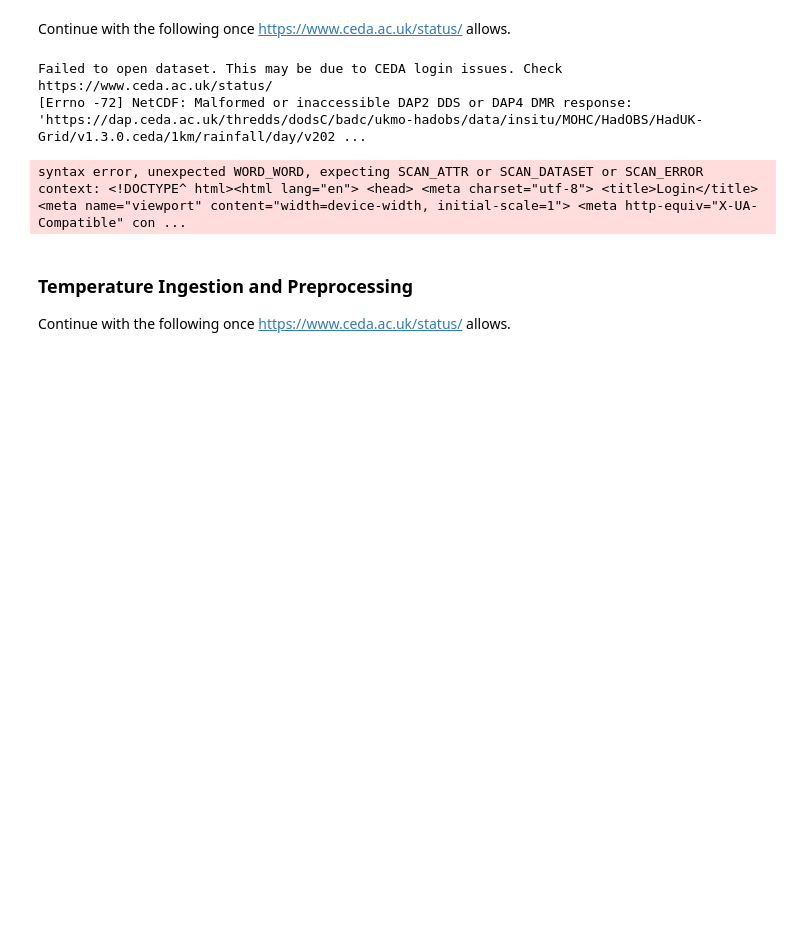
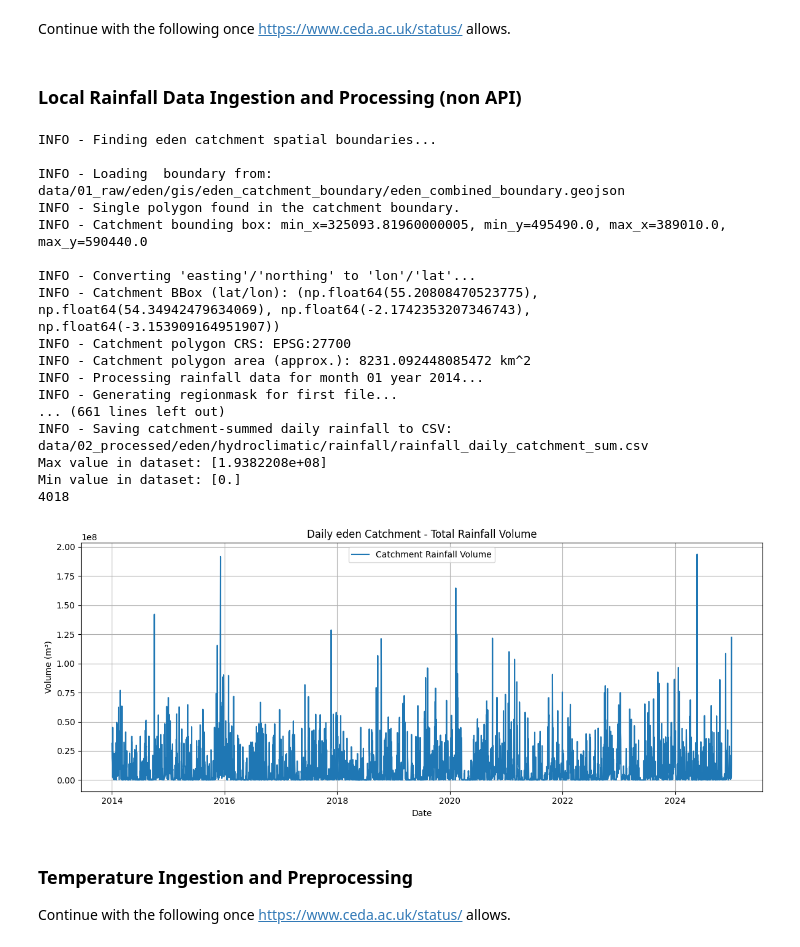
Before and after one commit to CharlotteGithub-prog/GAT-LSTM_groundwater_modelling, a Jupyter notebook: notebooks/01_eda_and_preprocessing/02_eda_preprocessing_hydroclimatic_data.ipynb, the cells around one changed output. Cells and saved outputs as stored; diff of their text form; code cells hidden in the pictures; blank space fills up the shorter version.

Commit message:
feat: setup HAD-UK local raw data ingestion and processing

```diff
--- a/notebooks/01_eda_and_preprocessing/02_eda_preprocessing_hydroclimatic_data.ipynb
+++ b/notebooks/01_eda_and_preprocessing/02_eda_preprocessing_hydroclimatic_data.ipynb
@@ -110,17 +106,2 @@ haduk_urls = find_haduk_file_names(
 # %% [markdown]
 Continue with the following once https://www.ceda.ac.uk/status/ allows.
-# %%
-os.environ["NETRC"] = os.path.abspath("ceda_credentials.netrc")
-url = haduk_urls[0]
-
-try:
-    ds = xr.open_dataset(url, engine="netcdf4")
-    print(ds)
-except OSError as e:
-    print("Failed to open dataset. This may be due to CEDA login issues. Check https://www.ceda.ac.uk/status/")
-    print(e)
-# %% [output]
-Failed to open dataset. This may be due to CEDA login issues. Check https://www.ceda.ac.uk/status/
-[Errno -72] NetCDF: Malformed or inaccessible DAP2 DDS or DAP4 DMR response: 'https://dap.ceda.ac.uk/thredds/dodsC/badc/ukmo-hadobs/data/insitu/MOHC/HadOBS/HadUK-Grid/v1.3.0.ceda/1km/rainfall/day/v202 ...
-syntax error, unexpected WORD_WORD, expecting SCAN_ATTR or SCAN_DATASET or SCAN_ERROR
-context: <!DOCTYPE^ html><html lang="en"> <head> <meta charset="utf-8"> <title>Login</title> <meta name="viewport" content="width=device-width, initial-scale=1"> <meta http-equiv="X-UA-Compatible" con ...
@@ -126,0 +124,31 @@ context: <!DOCTYPE^ html><html lang="en"> <head> <meta charset="utf-8"> <title>L
+# %% [markdown]
+### Local Rainfall Data Ingestion and Processing (non API) ###
+# %%
+# No explicit return, csv saved to csv_path for future access
+load_rainfall_data(
+    rainfall_dir=config[catchment]["paths"]["rainfall_filename_dir"],
+    shape_filepath=config[catchment]["paths"]["gis_catchment_dir"],
+    processed_output_dir=config[catchment]["paths"]["rainfall_processed_output_dir"],
+    fig_path=config[catchment]["paths"]["rainfall_fig_path"],
+    required_crs=27700,
+    catchment=catchment
+)
+# %% [output]
+INFO - Finding eden catchment spatial boundaries...
+
+INFO - Loading  boundary from: data/01_raw/eden/gis/eden_catchment_boundary/eden_combined_boundary.geojson
+INFO - Single polygon found in the catchment boundary.
+INFO - Catchment bounding box: min_x=325093.81960000005, min_y=495490.0, max_x=389010.0, max_y=590440.0
+
+INFO - Converting 'easting'/'northing' to 'lon'/'lat'...
+INFO - Catchment BBox (lat/lon): (np.float64(55.20808470523775), np.float64(54.34942479634069), np.float64(-2.1742353207346743), np.float64(-3.153909164951907))
+INFO - Catchment polygon CRS: EPSG:27700
+INFO - Catchment polygon area (approx.): 8231.092448085472 km^2
+INFO - Processing rainfall data for month 01 year 2014...
+INFO - Generating regionmask for first file...
+... (661 lines left out)
+INFO - Saving catchment-summed daily rainfall to CSV: data/02_processed/eden/hydroclimatic/rainfall/rainfall_daily_catchment_sum.csv
+Max value in dataset: [1.9382208e+08]
+Min value in dataset: [0.]
+4018
+[figure, added]
```
Also changed, not shown: parts of 7 cells of this notebook, 1 other file.
